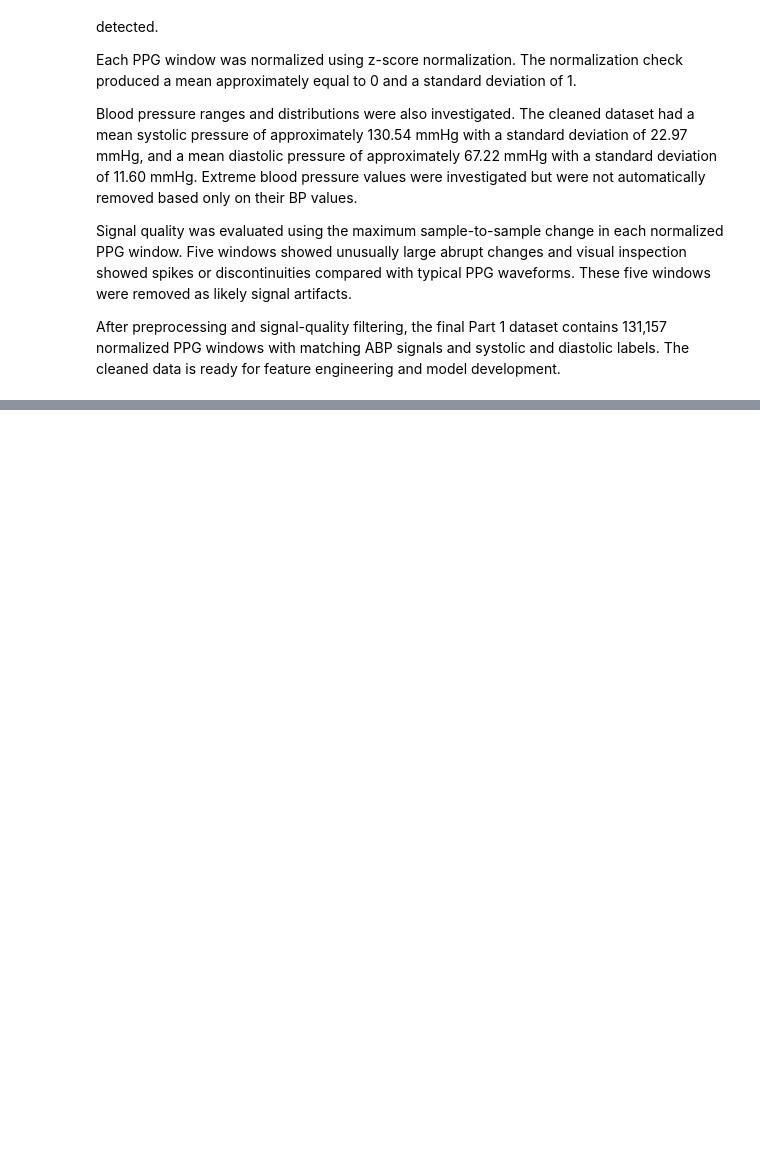
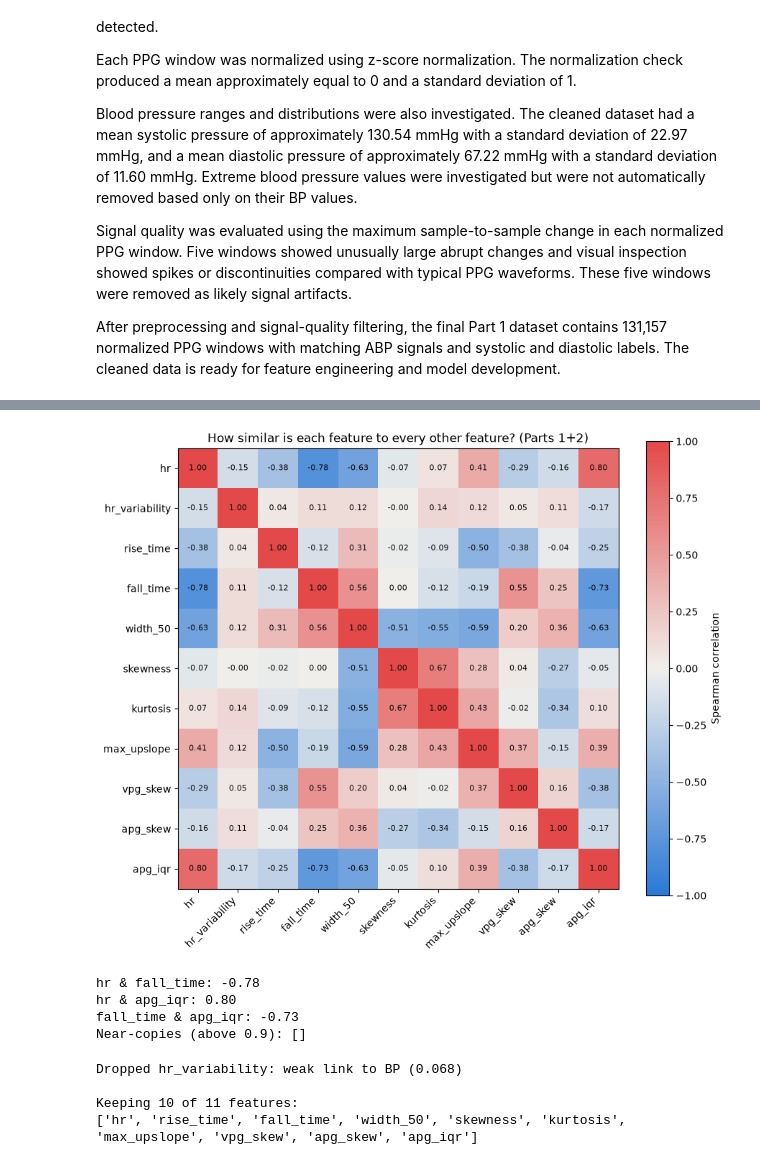
Before and after one commit to Break-Through-Tech/Microsoft-1B-educational-blood-pressure-estimation, a Jupyter notebook: notebooks/Main_Code.ipynb, the cells around one changed output, grey strips where cells are left out. Saved outputs shown, nothing was run; the diff lists cells and outputs as text; code cells hidden in the pictures; blank space fills up the shorter version.

```diff
--- a/notebooks/Main_Code.ipynb
+++ b/notebooks/Main_Code.ipynb
@@ -818,0 +1070,73 @@ After preprocessing and signal-quality filtering, the final Part 1 dataset conta
+# %%
+#ARE ANY FEATURES NEAR-COPIES OF EACH OTHER?
+#If so, let's get rid of one
+
+feature_links = correlations.loc[feature_names, feature_names] # every feature vs every other feature
+
+#blue = negative link, gray = no link, red = positive link
+from matplotlib.colors import LinearSegmentedColormap
+blue_gray_red = LinearSegmentedColormap.from_list("blue_gray_red", ["#2a78d6", "#f0efec", "#e34948"])
+
+fig, ax = plt.subplots(figsize=(9, 7.5))
+image = ax.imshow(feature_links, cmap=blue_gray_red, vmin=-1, vmax=1)
+ax.set_xticks(range(len(feature_names)))
+ax.set_xticklabels(feature_names, rotation=45, ha="right")
+ax.set_yticks(range(len(feature_names)))
+ax.set_yticklabels(feature_names)
+
+#write the number inside each square
+for row in range(len(feature_names)):
+    for col in range(len(feature_names)):
+        ax.text(col, row, f"{feature_links.iloc[row, col]:.2f}", ha="center", va="center", fontsize=8, color="#0b0b0b")
+fig.colorbar(image, ax=ax, label="Spearman correlation")
+ax.set_title("How similar is each feature to every other feature? (Parts 1+2)")
+plt.tight_layout()
+plt.show()
+
+#list the closely related pairs (above 0.9 counts as a near-copy)
+near_copies = [] # pairs of features that are near-copies
+for i in range(len(feature_names)):
+    for j in range(i + 1, len(feature_names)): # j starts after i, so each pair only gets checked once
+        first = feature_names[i]
+        second = feature_names[j]
+        similarity = feature_links.loc[first, second]
+        if abs(similarity) > 0.7:
+            print(f"{first} & {second}: {similarity:.2f}")
+        if abs(similarity) > 0.9:
+            near_copies.append((first, second))
+print("Near-copies (above 0.9):", near_copies)
+# %% [output]
+[figure, added]
+hr & fall_time: -0.78
+hr & apg_iqr: 0.80
+fall_time & apg_iqr: -0.73
+Near-copies (above 0.9): []
+# %%
+#DECIDE WHICH FEATURES TO KEEP
+min_link = 0.1 # a feature needs at least this much link (+ or -) to SBP or DBP to stay
+
+#Rule 1: drop features with a weak link to both SBP and DBP
+selected_features = []
+for name in feature_names:
+    if bp_links.loc[name, "strongest"] >= min_link:
+        selected_features.append(name)
+    else:
+        print(f"Dropped {name}: weak link to BP ({bp_links.loc[name, 'strongest']:.3f})")
+
+#Rule 2: if two kept features are near-copies, only keep the one with the stronger link to BP
+for first, second in near_copies:
+    if first in selected_features and second in selected_features:
+        if bp_links.loc[first, "strongest"] < bp_links.loc[second, "strongest"]:
+            weaker = first
+        else:
+            weaker = second
+        selected_features.remove(weaker)
+        print(f"Dropped {weaker}: {first} and {second} are near-copies")
+
+print(f"\nKeeping {len(selected_features)} of {len(feature_names)} features:")
+print(selected_features)
+# %% [output]
+Dropped hr_variability: weak link to BP (0.068)
+
+Keeping 10 of 11 features:
+['hr', 'rise_time', 'fall_time', 'width_50', 'skewness', 'kurtosis', 'max_upslope', 'vpg_skew', 'apg_skew', 'apg_iqr']
```
Also changed, not shown: parts of 10 cells of this notebook, 1 other file.
